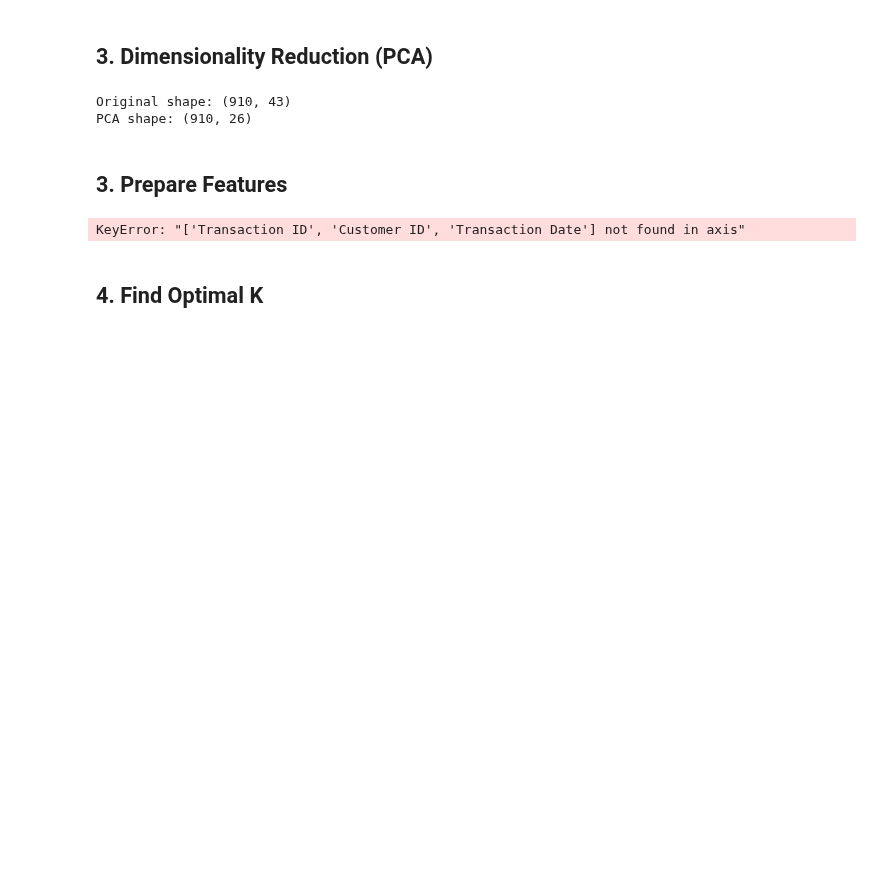
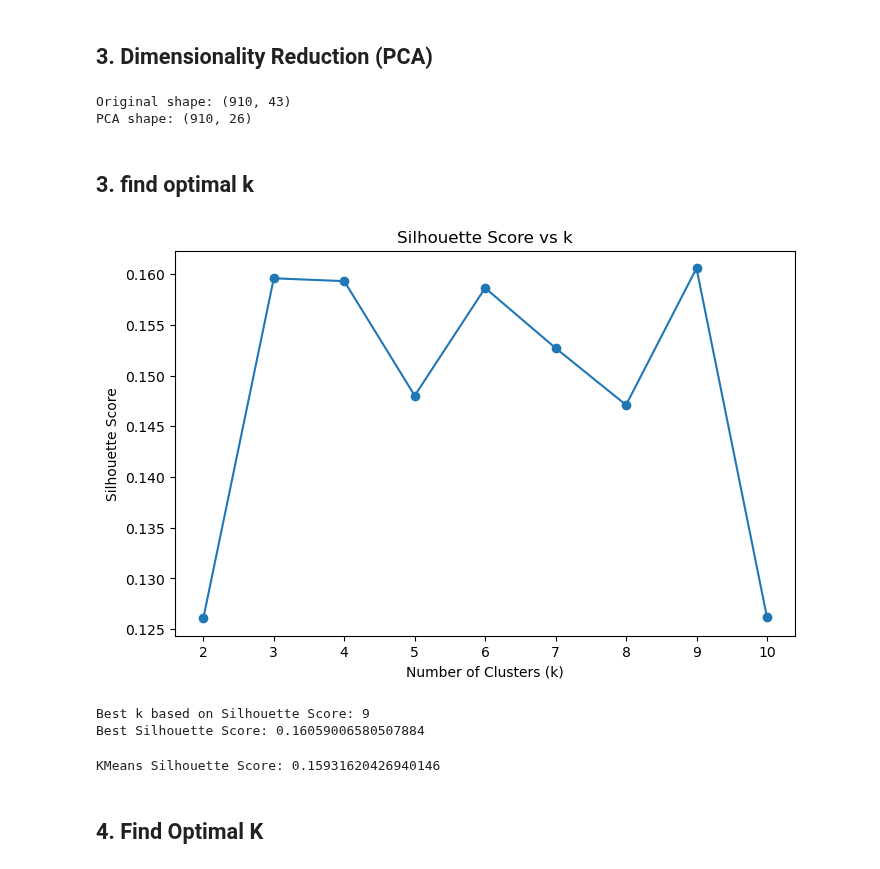
Before and after one commit to alberehap/Project-ML, a Jupyter notebook: unsupervised_models.ipynb, the cells around one changed output. Saved outputs shown, nothing was run; the diff lists cells and outputs as text; code cells hidden in the pictures; blank space fills up the shorter version.

Commit message:
find optimal k

```diff
--- a/unsupervised_models.ipynb
+++ b/unsupervised_models.ipynb
@@ -37,14 +37,44 @@ print("PCA shape:", df_pca.shape)
 Original shape: (910, 43)
 PCA shape: (910, 26)
 # %% [markdown]
-## 3. Prepare Features
+## 3. find optimal k
+# %%
+from sklearn.cluster import KMeans
+from sklearn.metrics import silhouette_score
+import matplotlib.pyplot as plt
+
+silhouette_scores = []
+K_range = range(2, 11)
+
+for k in K_range:
+    kmeans = KMeans(n_clusters=k, random_state=42)
+    labels = kmeans.fit_predict(df_pca)
+    score = silhouette_score(df_pca, labels)
+    silhouette_scores.append(score)
+
+plt.figure(figsize=(8,5))
+plt.plot(K_range, silhouette_scores, marker='o')
+plt.xlabel("Number of Clusters (k)")
+plt.ylabel("Silhouette Score")
+plt.title("Silhouette Score vs k")
+plt.show()
+
+best_k = K_range[silhouette_scores.index(max(silhouette_scores))]
+print("Best k based on Silhouette Score:", best_k)
+print("Best Silhouette Score:", max(silhouette_scores))
+# %% [output]
+[figure, added]
+Best k based on Silhouette Score: 9
+Best Silhouette Score: 0.16059006580507884
 # %%
-# Exclude ID and date columns
+kmeans = KMeans(n_clusters=best_k, random_state=42)
+kmeans_labels = kmeans.fit_predict(df_pca)
 
-X = df.drop(['Transaction ID', 'Customer ID', 'Transaction Date'], axis=1)
-print(f"Features: {X.shape[1]}, Samples: {X.shape[0]}")
+
+kmeans_silhouette = silhouette_score(df_pca, kmeans_labels)
+print("Final KMeans Silhouette Score:", kmeans_silhouette)
 # %% [output]
-KeyError: "['Transaction ID', 'Customer ID', 'Transaction Date'] not found in axis"
+KMeans Silhouette Score: 0.15931620426940146
 # %% [markdown]
 ## 4. Find Optimal K
 # %%
```
